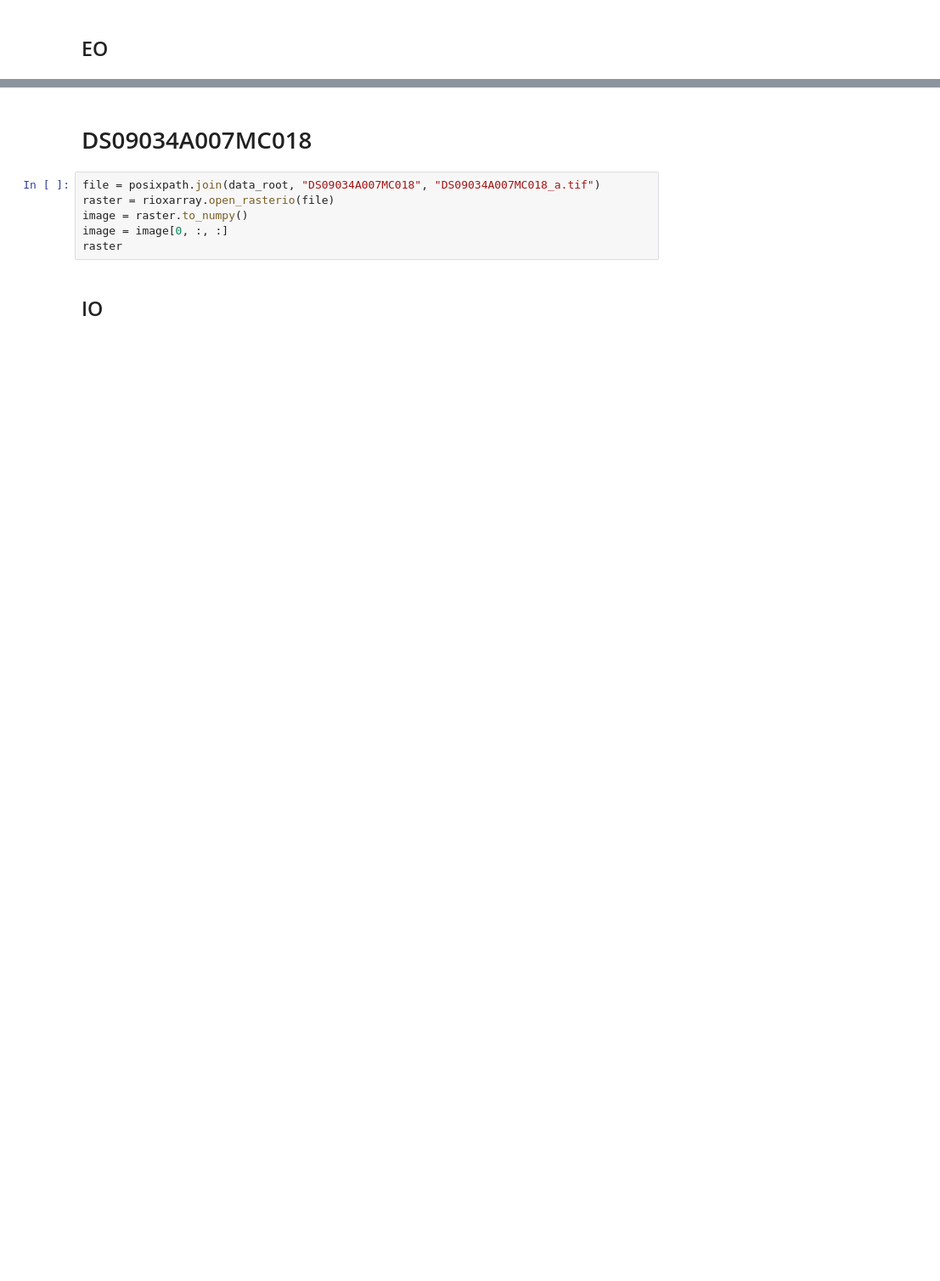
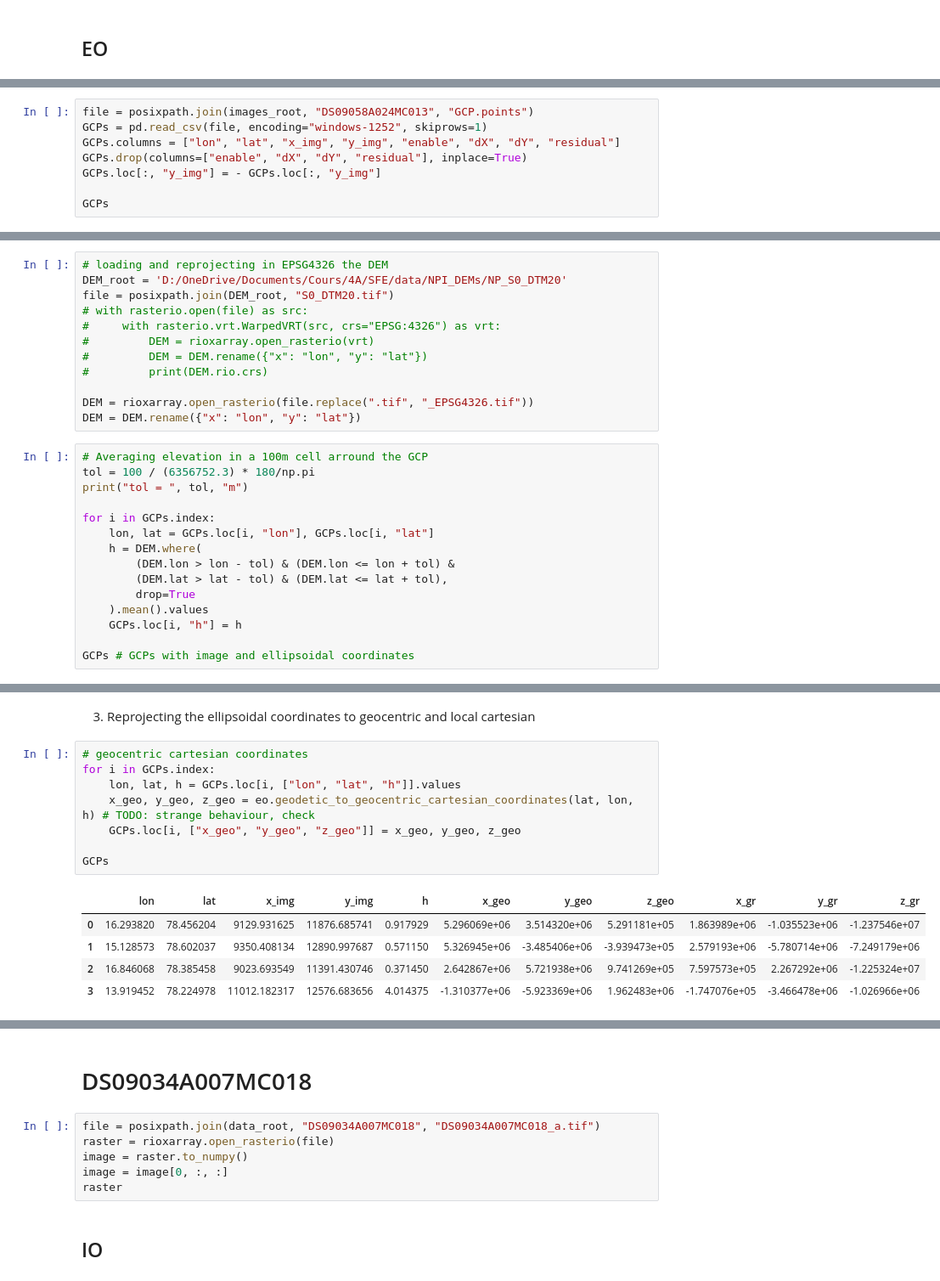
Before and after one commit to lorisdanjou/KH-5_ARGON_images_processing, a Jupyter notebook: orthorectification_images_tests.ipynb, the cells around one changed output, grey strips where cells are left out. Shown at 85% size. Saved outputs shown, nothing was run; the diff lists cells and outputs as text; blank space fills up the shorter version.

```diff
--- a/orthorectification_images_tests.ipynb
+++ b/orthorectification_images_tests.ipynb
@@ -386,0 +389,8 @@ lat_c, lon_c = 77.75936, 18.40797
+# %%
+file = posixpath.join(images_root, "DS09058A024MC013", "GCP.points")
+GCPs = pd.read_csv(file, encoding="windows-1252", skiprows=1)
+GCPs.columns = ["lon", "lat", "x_img", "y_img", "enable", "dX", "dY", "residual"]
+GCPs.drop(columns=["enable", "dX", "dY", "residual"], inplace=True)
+GCPs.loc[:, "y_img"] = - GCPs.loc[:, "y_img"]
+
+GCPs
@@ -386,0 +405,27 @@ lat_c, lon_c = 77.75936, 18.40797
+# %%
+# loading and reprojecting in EPSG4326 the DEM
+DEM_root = 'D:/OneDrive/Documents/Cours/4A/SFE/data/NPI_DEMs/NP_S0_DTM20'
+file = posixpath.join(DEM_root, "S0_DTM20.tif")
+# with rasterio.open(file) as src:
+#     with rasterio.vrt.WarpedVRT(src, crs="EPSG:4326") as vrt:
+#         DEM = rioxarray.open_rasterio(vrt)
+#         DEM = DEM.rename({"x": "lon", "y": "lat"})
+#         print(DEM.rio.crs)
+
+DEM = rioxarray.open_rasterio(file.replace(".tif", "_EPSG4326.tif"))
+DEM = DEM.rename({"x": "lon", "y": "lat"})
+# %%
+# Averaging elevation in a 100m cell arround the GCP
+tol = 100 / (6356752.3) * 180/np.pi
+print("tol = ", tol, "m")
+
+for i in GCPs.index:
+    lon, lat = GCPs.loc[i, "lon"], GCPs.loc[i, "lat"]
+    h = DEM.where(
+        (DEM.lon > lon - tol) & (DEM.lon <= lon + tol) &
+        (DEM.lat > lat - tol) & (DEM.lat <= lat + tol),
+        drop=True
+    ).mean().values
+    GCPs.loc[i, "h"] = h
+
+GCPs # GCPs with image and ellipsoidal coordinates
@@ -386,0 +439,16 @@ lat_c, lon_c = 77.75936, 18.40797
+# %% [markdown]
+3. Reprojecting the ellipsoidal coordinates to geocentric and local cartesian
+# %%
+# geocentric cartesian coordinates
+for i in GCPs.index:
+    lon, lat, h = GCPs.loc[i, ["lon", "lat", "h"]].values
+    x_geo, y_geo, z_geo = eo.geodetic_to_geocentric_cartesian_coordinates(lat, lon, h) # TODO: strange behaviour, check
+    GCPs.loc[i, ["x_geo", "y_geo", "z_geo"]] = x_geo, y_geo, z_geo
+
+GCPs
+# %% [output]
+|  | lon | lat | x_img | y_img | h | x_geo | y_geo | z_geo | x_gr | y_gr | z_gr |
+| 0 | 16.293820 | 78.456204 | 9129.931625 | 11876.685741 | 0.917929 | 5.296069e+06 | 3.514320e+06 | 5.291181e+05 | 1.863989e+06 | -1.035523e+06 | -1.237546e+07 |
+| 1 | 15.128573 | 78.602037 | 9350.408134 | 12890.997687 | 0.571150 | 5.326945e+06 | -3.485406e+06 | -3.939473e+05 | 2.579193e+06 | -5.780714e+06 | -7.249179e+06 |
+| 2 | 16.846068 | 78.385458 | 9023.693549 | 11391.430746 | 0.371450 | 2.642867e+06 | 5.721938e+06 | 9.741269e+05 | 7.597573e+05 | 2.267292e+06 | -1.225324e+07 |
+| 3 | 13.919452 | 78.224978 | 11012.182317 | 12576.683656 | 4.014375 | -1.310377e+06 | -5.923369e+06 | 1.962483e+06 | -1.747076e+05 | -3.466478e+06 | -1.026966e+06 |
```
Also changed, not shown: parts of 9 cells of this notebook, 1 other file.
